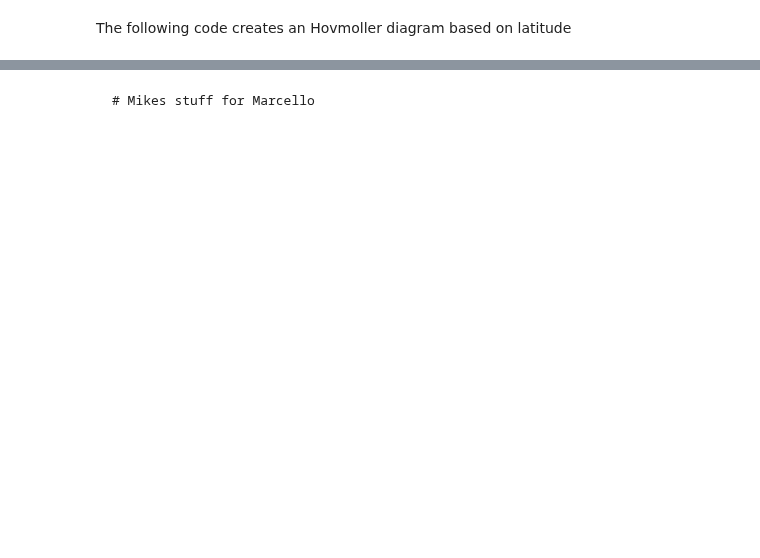
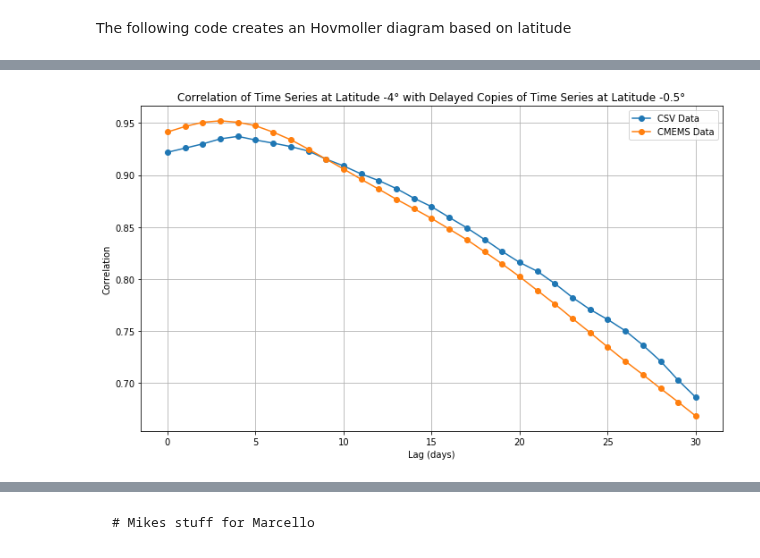
Before and after one commit to ne62rut/machine_learning_altimetry_validation, a Jupyter notebook: CMEMS_ML_SWOT_comparison.ipynb, the cells around one changed output, grey strips where cells are left out. Cells and saved outputs as stored; diff of their text form; code cells hidden in the pictures; blank space fills up the shorter version.

Commit message:
added lag correlation

```diff
--- a/CMEMS_ML_SWOT_comparison.ipynb
+++ b/CMEMS_ML_SWOT_comparison.ipynb
@@ -242,0 +281,59 @@ plt.show()
+# %%
+import matplotlib.pyplot as plt
+import numpy as np
+import pandas as pd
+
+# Assuming latitude_data is already defined and is a pandas DataFrame
+
+def find_closest_latitude(latitudes, target):
+    return latitudes[np.abs(latitudes - target).argmin()]
+
+def plot_correlations(latitude_data, lat1, lat2, max_lag=30):
+    # Find the latitude closest to lat1 and lat2
+    latitudes = latitude_data.columns.get_level_values(0).unique()
+    closest_lat1 = find_closest_latitude(latitudes, lat1)
+    closest_lat2 = find_closest_latitude(latitudes, lat2)
+
+    # Extract the time series for these latitudes
+    csv_lat1 = latitude_data.xs(('csv', closest_lat1), axis=1, level=(1, 0)).squeeze()
+    cmems_lat1 = latitude_data.xs(('cmems', closest_lat1), axis=1, level=(1, 0)).squeeze()
+    csv_lat2 = latitude_data.xs(('csv', closest_lat2), axis=1, level=(1, 0)).squeeze()
+    cmems_lat2 = latitude_data.xs(('cmems', closest_lat2), axis=1, level=(1, 0)).squeeze()
+
+    # Function to calculate correlations for different lags
+    def calculate_correlations(base_series, delayed_series, max_lag):
+        correlations = []
+        for lag in range(max_lag + 1):
+            if lag == 0:
+                correlations.append(base_series.corr(delayed_series))
+            else:
+                correlations.append(base_series.corr(delayed_series.shift(lag)))
+        return correlations
+
+    # Calculate correlations for up to max_lag days lag
+    csv_correlations = calculate_correlations(csv_lat2, csv_lat1, max_lag)
+    cmems_correlations = calculate_correlations(cmems_lat2, cmems_lat1, max_lag)
+
+    # Plotting the correlations
+    lags = np.arange(0, max_lag + 1)
+    fig, ax = plt.subplots(figsize=(10, 6))
+
+    ax.plot(lags, csv_correlations, label='CSV Data', marker='o')
+    ax.plot(lags, cmems_correlations, label='CMEMS Data', marker='o')
+    ax.set_xlabel('Lag (days)')
+    ax.set_ylabel('Correlation')
+    ax.set_title(f'Correlation of Time Series at Latitude {lat2}° with Delayed Copies of Time Series at Latitude {lat1}°')
+    ax.legend()
+    ax.grid(True)
+
+    plt.tight_layout()
+    plt.show()
+
+# Set your desired latitudes and maximum lag
+latitude1 = -0.5  # Replace with your desired latitude value
+latitude2 = -4  # Replace with your desired latitude value
+max_lag_days = 30  # You can change the maximum lag days as needed
+
+plot_correlations(latitude_data, latitude1, latitude2, max_lag=max_lag_days)
+# %% [output]
+[figure, added]
```
Also changed, not shown: parts of 9 cells of this notebook, 1 other file.
